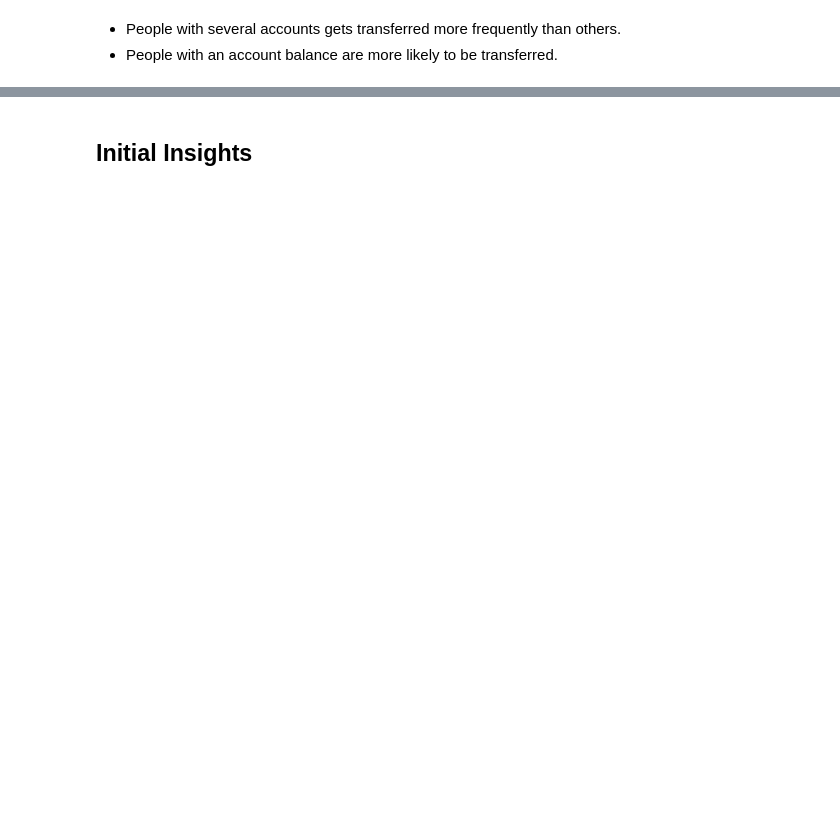
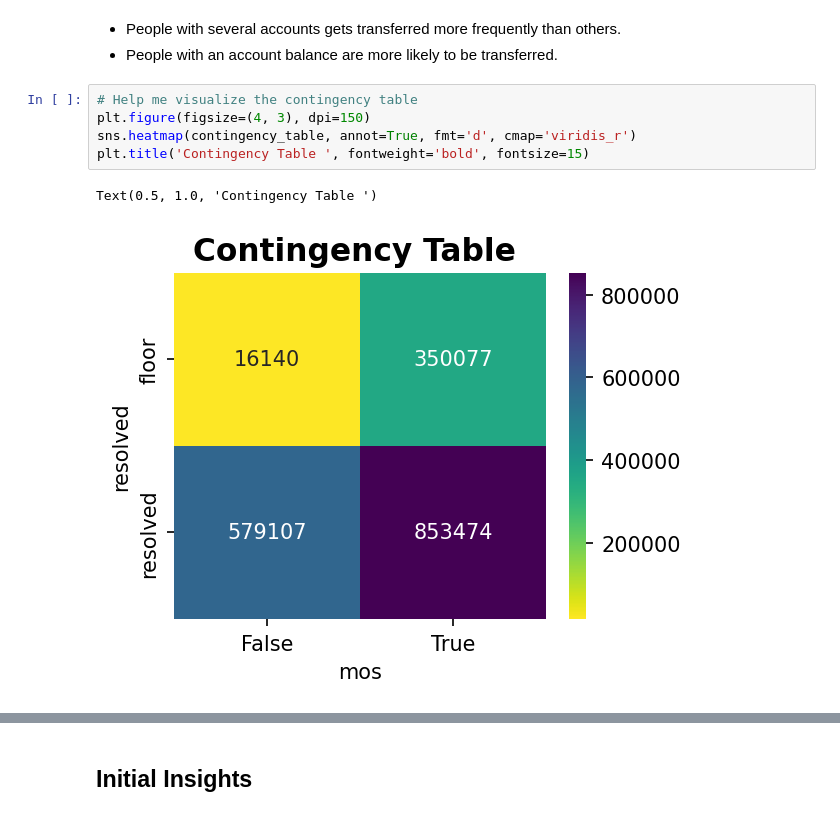
Before and after one commit to Johann-Cardenas/Datathon-2024, a Jupyter notebook: EDA.ipynb, the cells around one changed output, grey strips where cells are left out. Drawn from its saved outputs; the diff is of its cells as text; blank space fills up the shorter version.

```diff
--- a/EDA.ipynb
+++ b/EDA.ipynb
@@ -184,6 +184,14 @@ plt.show()
 # %% [markdown]
 - People with several accounts gets transferred more frequently than others.
 - People with an account balance are more likely to be transferred.
+# %%
+# Help me visualize the contingency table
+plt.figure(figsize=(4, 3), dpi=150)
+sns.heatmap(contingency_table, annot=True, fmt='d', cmap='viridis_r')
+plt.title('Contingency Table ', fontweight='bold', fontsize=15)
+# %% [output]
+Text(0.5, 1.0, 'Contingency Table ')
+[figure, added]
 # %%
 # Create a correlation matrix using the data df for all the variables that are numerical
 numerical_cols = ['no_of_accounts_with_syf_13_march', 'account_balance_13_march', 'eservice_ind_13_march', 'auto_pay_enrolled_status_13_march', 'no_of_accounts_with_syf_18_march', 'account_balance_18_march', 'eservice_ind_18_march', 'auto_pay_enrolled_status_18_march', 'account_age_years']
```
Also changed, not shown: parts of 8 cells of this notebook.
